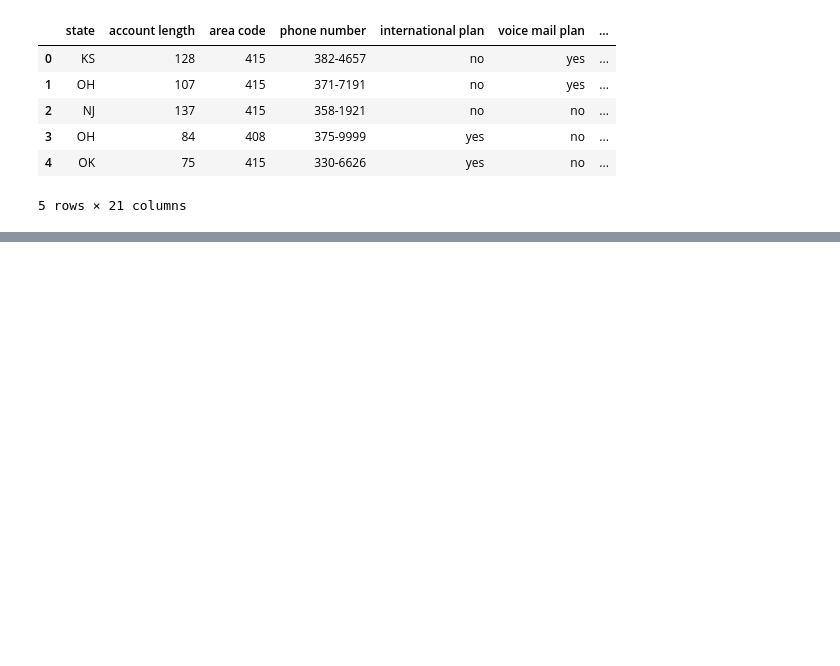
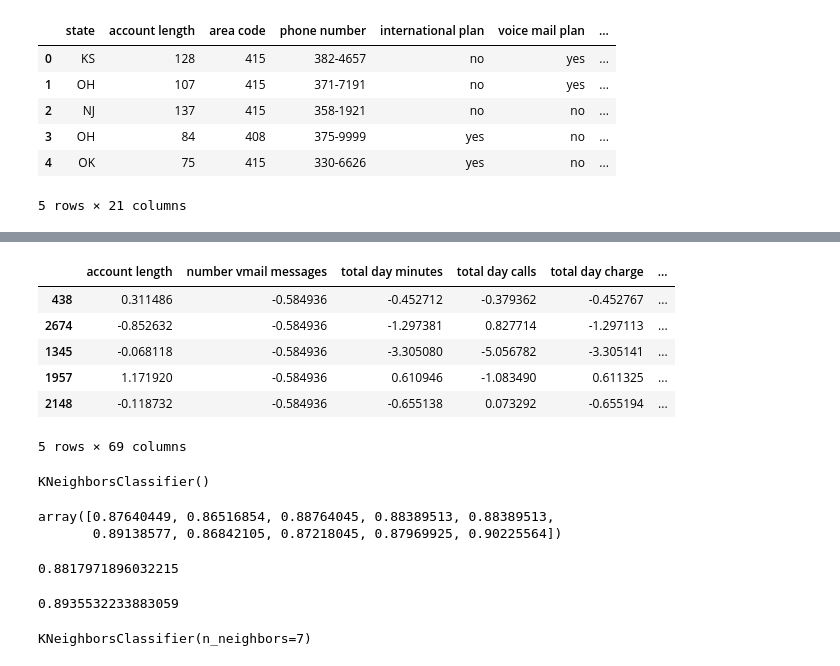
Before and after one commit to joshuaedelstein15/Telecom_churn, a Jupyter notebook: notebook.ipynb, the cells around one changed output, grey strips where cells are left out. Saved outputs shown, nothing was run; the diff lists cells and outputs as text; code cells hidden in the pictures; blank space fills up the shorter version.

```diff
--- a/notebook.ipynb
+++ b/notebook.ipynb
@@ -19,0 +130,49 @@ df.head()
+# %%
+X_test_cat = X_test.select_dtypes('object')
+
+test_dums = ohe.transform(X_test_cat)
+
+test_dums_df = pd.DataFrame(test_dums, columns=ohe.get_feature_names(), index=X_test_cat.index)
+# %%
+X_test_nums = X_test.select_dtypes(['int64','float64'])
+
+test_nums = ss.transform(X_test_nums)
+
+test_nums_df = pd.DataFrame(test_nums, columns=X_test_nums.columns, index=X_test_nums.index)
+# %%
+X_test_clean = pd.concat([test_nums_df, test_dums_df], axis=1)
+
+X_test_clean.head()
+# %% [output]
+|  | account length | number vmail messages | total day minutes | total day calls | total day charge | ... |
+| 438 | 0.311486 | -0.584936 | -0.452712 | -0.379362 | -0.452767 | ... |
+| 2674 | -0.852632 | -0.584936 | -1.297381 | 0.827714 | -1.297113 | ... |
+| 1345 | -0.068118 | -0.584936 | -3.305080 | -5.056782 | -3.305141 | ... |
+| 1957 | 1.171920 | -0.584936 | 0.610946 | -1.083490 | 0.611325 | ... |
+| 2148 | -0.118732 | -0.584936 | -0.655138 | 0.073292 | -0.655194 | ... |
+5 rows × 69 columns
+# %%
+knn = KNeighborsClassifier()
+
+knn.fit(X_train_clean, y_train)
+# %% [output]
+KNeighborsClassifier()
+# %%
+scores = cross_val_score(estimator=knn, X= X_train_clean, y= y_train, cv=10)
+scores
+# %% [output]
+array([0.87640449, 0.86516854, 0.88764045, 0.88389513, 0.88389513,
+       0.89138577, 0.86842105, 0.87218045, 0.87969925, 0.90225564])
+# %%
+np.median(scores)
+# %% [output]
+0.8817971896032215
+# %%
+knn.score(X_test_clean, y_test)
+# %% [output]
+0.8935532233883059
+# %%
+knn3 = KNeighborsClassifier(n_neighbors=7)
+knn3.fit(X_train_clean, y_train)
+# %% [output]
+KNeighborsClassifier(n_neighbors=7)
```
Also changed, not shown: parts of 14 cells of this notebook.
